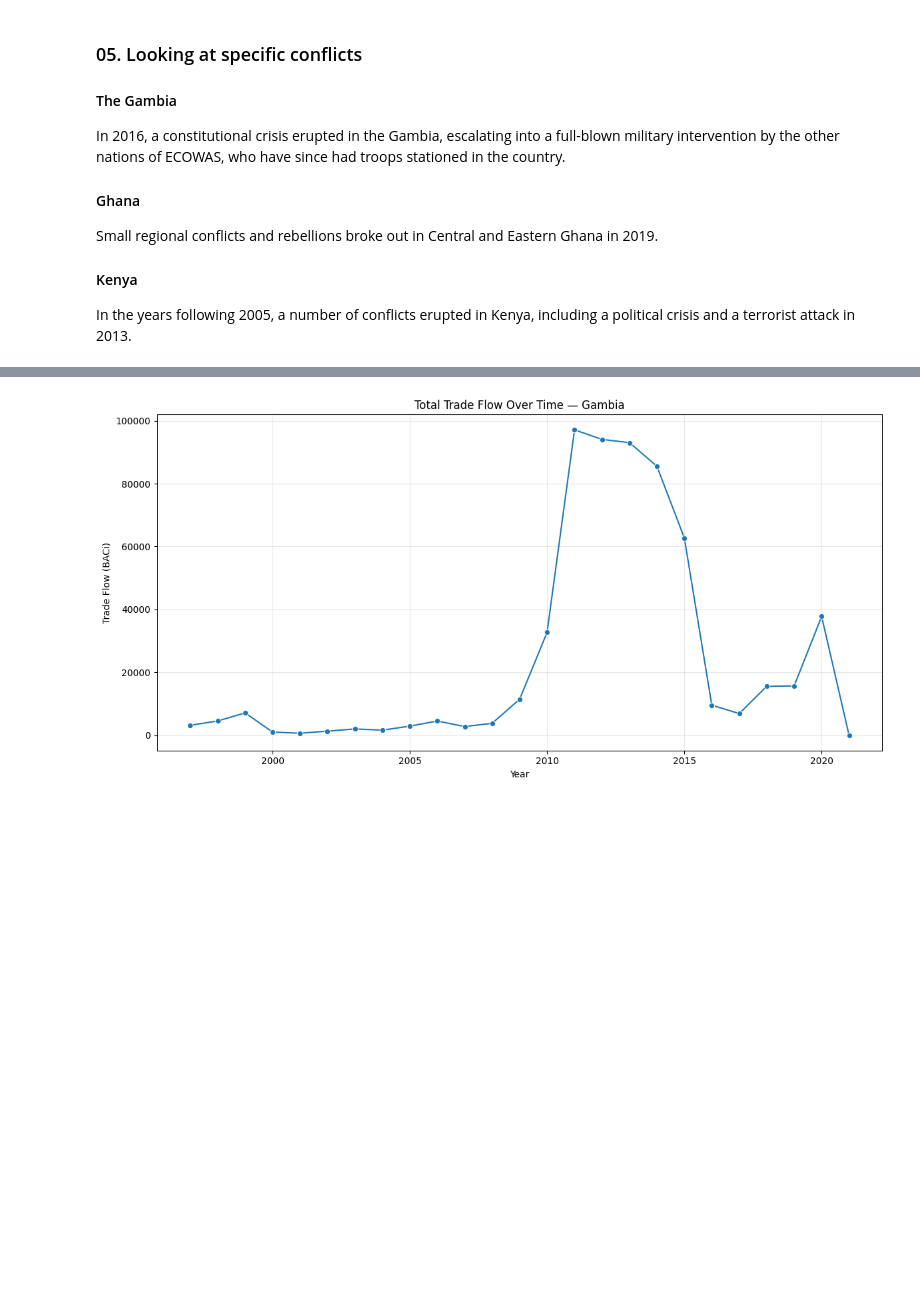
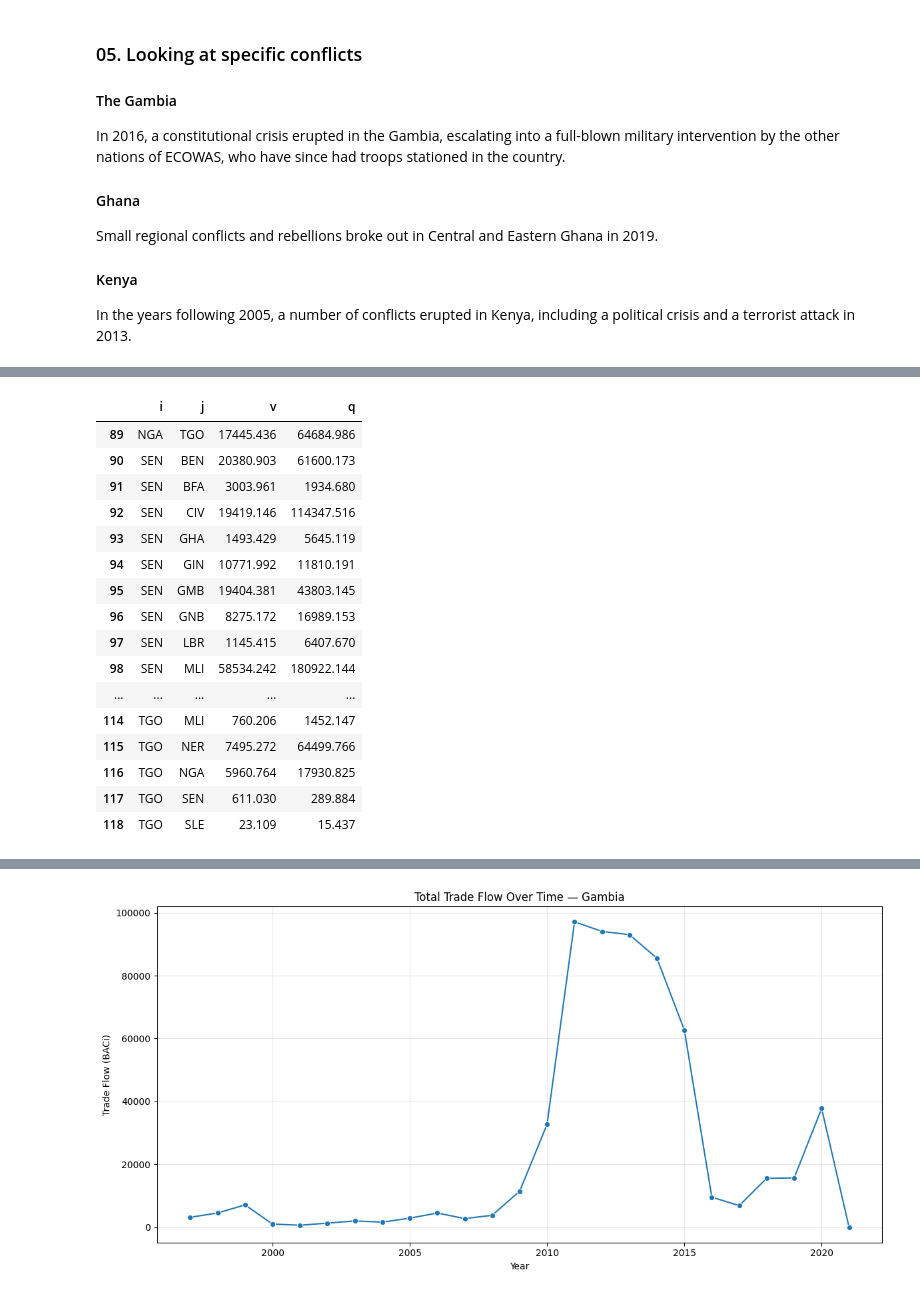
Before and after one commit to poopiboi/bachelor_2026, a Jupyter notebook: 02_EDA.ipynb, the cells around one changed output, grey strips where cells are left out. Cells and saved outputs as stored; diff of their text form; code cells hidden in the pictures; blank space fills up the shorter version.

```diff
--- a/02_EDA.ipynb
+++ b/02_EDA.ipynb
@@ -366,0 +449,14 @@ kenya_df_largest = df_merged_full[
+# %%
+baci_1998 = f"{BACI_folder_path}/BACI_HS96_Y1998_V202501.csv"
+
+df_baci_1998 = pd.read_csv(baci_1998)
+
+'''
+# List of Variables:
+t: year
+i: exporter
+j: importer
+k: product
+v: value
+q: quantity
+'''
@@ -366,0 +465,16 @@ kenya_df_largest = df_merged_full[
+# %%
+df_baci_1998_mask = df_baci_1998[
+    df_baci_1998["i"].isin(BACI_iso_dict.values()) &
+    df_baci_1998["j"].isin(BACI_iso_dict.values())
+    ]
+
+df_baci_1998_mask["i"] = df_baci_1998_mask["i"].map(reverse_BACI_iso_dict)
+df_baci_1998_mask["j"] = df_baci_1998_mask["j"].map(reverse_BACI_iso_dict)
+
+
+df_baci_1998_combined = df_baci_1998_mask.groupby(["i", "j"]).agg(
+    {
+        "v":"sum",
+        "q":"sum"
+    }
+).reset_index()
@@ -366,0 +499,20 @@ kenya_df_largest = df_merged_full[
+# %%
+df_baci_1998_combined.tail(30)
+# %% [output]
+|  | i | j | v | q |
+| 89 | NGA | TGO | 17445.436 | 64684.986 |
+| 90 | SEN | BEN | 20380.903 | 61600.173 |
+| 91 | SEN | BFA | 3003.961 | 1934.680 |
+| 92 | SEN | CIV | 19419.146 | 114347.516 |
+| 93 | SEN | GHA | 1493.429 | 5645.119 |
+| 94 | SEN | GIN | 10771.992 | 11810.191 |
+| 95 | SEN | GMB | 19404.381 | 43803.145 |
+| 96 | SEN | GNB | 8275.172 | 16989.153 |
+| 97 | SEN | LBR | 1145.415 | 6407.670 |
+| 98 | SEN | MLI | 58534.242 | 180922.144 |
+| ... | ... | ... | ... | ... |
+| 114 | TGO | MLI | 760.206 | 1452.147 |
+| 115 | TGO | NER | 7495.272 | 64499.766 |
+| 116 | TGO | NGA | 5960.764 | 17930.825 |
+| 117 | TGO | SEN | 611.030 | 289.884 |
+| 118 | TGO | SLE | 23.109 | 15.437 |
```
Also changed, not shown: parts of 29 cells of this notebook, 3 other files.
